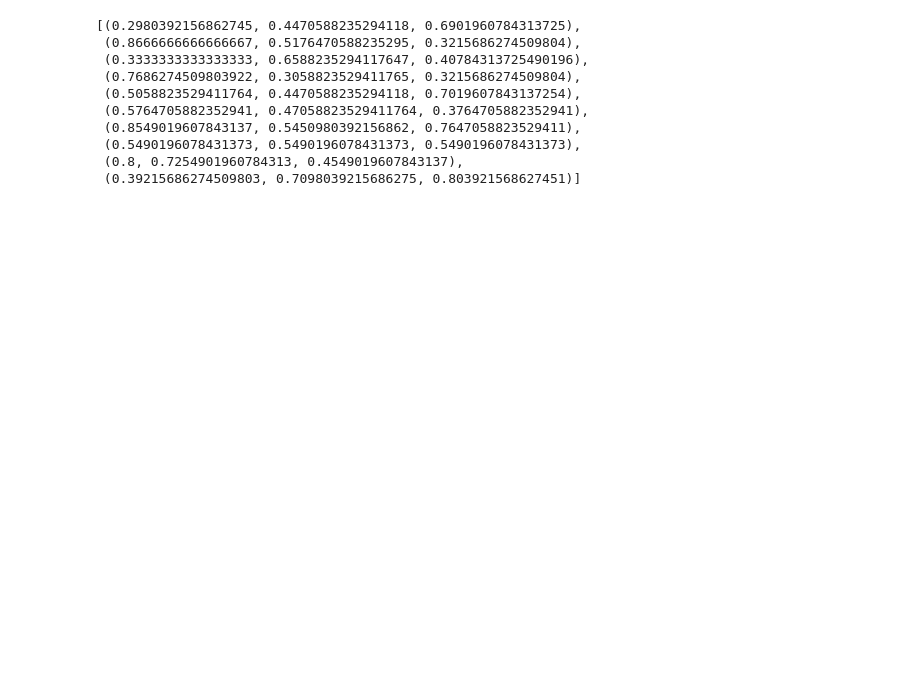
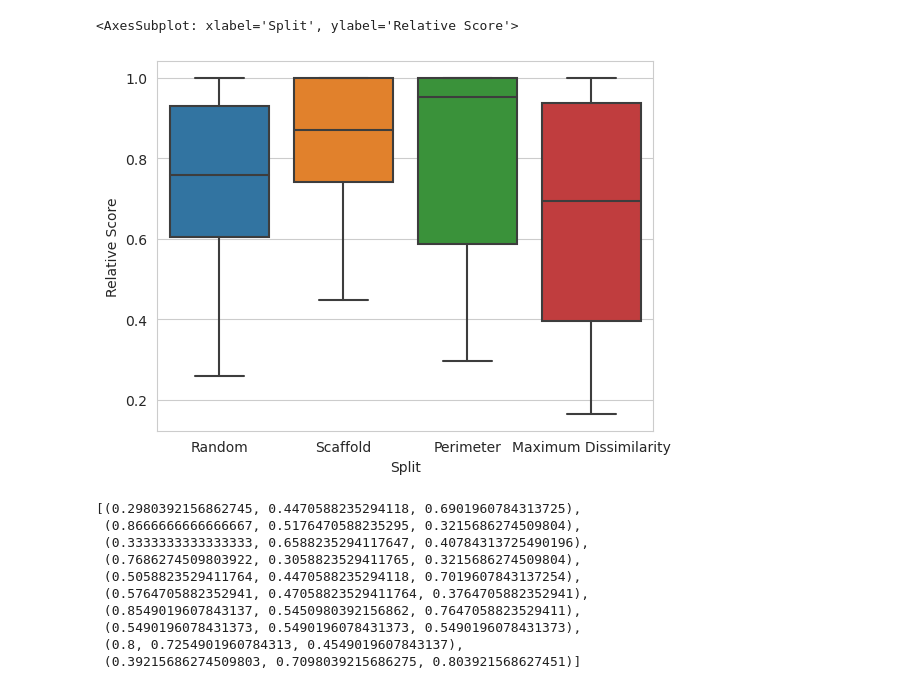
Before and after one commit to valence-labs/mood-experiments, a Jupyter notebook: notebooks/07. Prescribed splits summary.ipynb, the cells around one changed output. Saved outputs shown, nothing was run; the diff lists cells and outputs as text; code cells hidden in the pictures; blank space fills up the shorter version.

```diff
--- a/notebooks/07. Prescribed splits summary.ipynb
+++ b/notebooks/07. Prescribed splits summary.ipynb
@@ -17,3 +20,9 @@ sns.boxplot(data=df, x="Split", y="Rank")
+# %%
+df["Relative Score"] = df.groupby(["Representation", "Dataset"], group_keys=False)["Representativeness"].apply(lambda x: x / max(x))
+sns.boxplot(data=df, x="Split", y="Relative Score")
+# %% [output]
+<AxesSubplot: xlabel='Split', ylabel='Relative Score'>
+[figure, added]
 # %%
 denominator = df[df["Best"]].groupby("Representation").count().iloc[:, 0].unique()
 assert len(denominator) == 1
```
Also changed, not shown: parts of 7 cells of this notebook, 6 other files.
